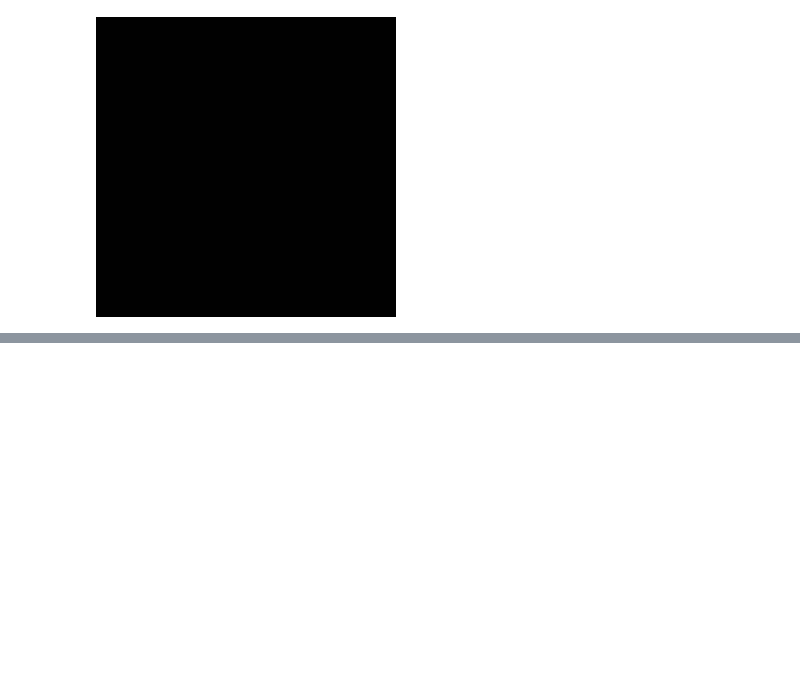
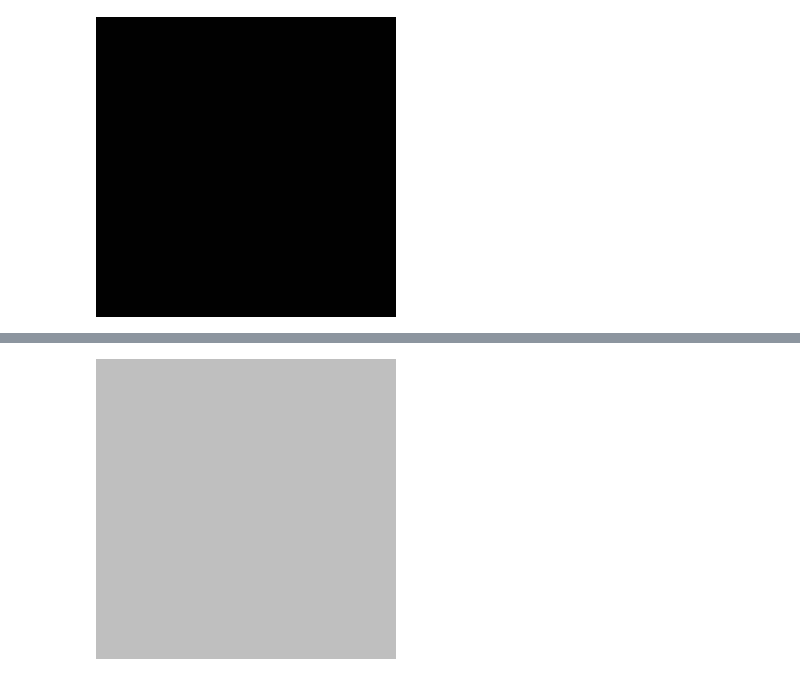
Before and after one commit to saradhimpardha/math_for_programmers, a Jupyter notebook: chapter_06/chapter_06_exercise.ipynb, the cells around one changed output, grey strips where cells are left out. Saved outputs shown, nothing was run; the diff lists cells and outputs as text; code cells hidden in the pictures; blank space fills up the shorter version.

```diff
--- a/chapter_06/chapter_06_exercise.ipynb
+++ b/chapter_06/chapter_06_exercise.ipynb
@@ -1270,0 +1284,4 @@ gray
+# %%
+191 * gray
+# %% [output]
+[figure, added]
```
Also changed, not shown: parts of 34 cells of this notebook.
